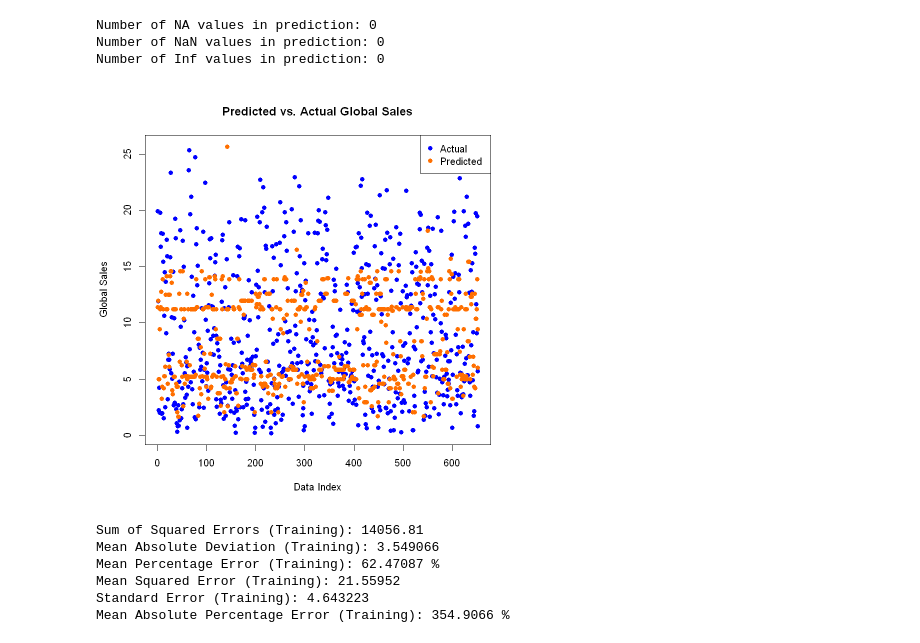
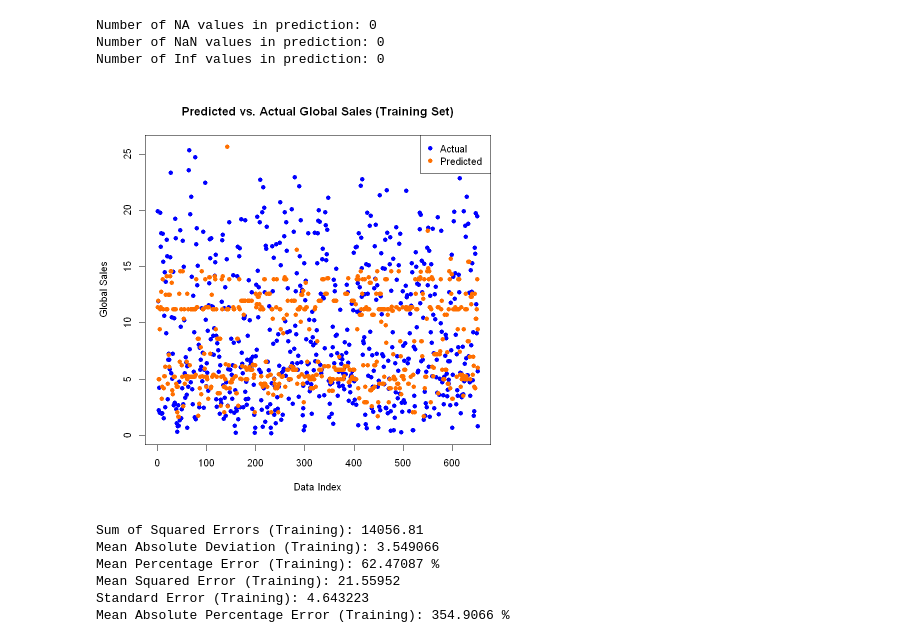
Before and after one commit to wd686/EBAC, a Jupyter notebook: dataProcessing/revenuePredictor_dataset2.ipynb, the cells around one changed output. Drawn from its saved outputs; the diff is of its cells as text; code cells hidden in the pictures.

```diff
--- a/dataProcessing/revenuePredictor_dataset2.ipynb
+++ b/dataProcessing/revenuePredictor_dataset2.ipynb
@@ -1193,21 +1201,21 @@ Number of Inf values in prediction: 0
 # %%
 # Convert sqrt-transformed values back to the original scale
 actual_values_train <- training_data$GlobalSales
 predicted_values_train_sq <- (predicted_values_train)^2
 
 # Create a scatterplot to compare predicted vs actual TotalSales on the training set
 plot(seq_along(actual_values_train), actual_values_train,
-     main = "Predicted vs. Actual Global Sales",
+     main = "Predicted vs. Actual Global Sales (Training Set)",
      xlab = "Data Index", ylab = "Global Sales",
      col = "blue", pch = 16)
 
 # Add the predicted values on the training set
 points(seq_along(predicted_values_train_sq), predicted_values_train_sq, col = "#ff6f00", pch = 16)
 
 # Add the fitted line from the lm model
 legend("topright", legend = c("Actual", "Predicted"), col = c("blue", "#ff6f00"), pch = 16)
 # %% [output]
-[figure, old version]
+[figure, new version]
 # %%
 # Calculate various error metrics on the original scale for the training set
 errors_train <- training_data$GlobalSales - predicted_values_train_sq
```
Also changed, not shown: parts of 3 cells of this notebook, 2 other files.
